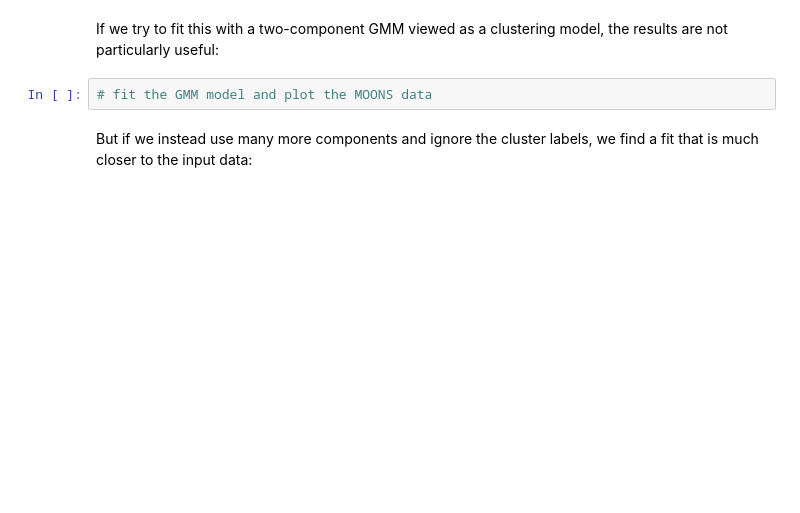
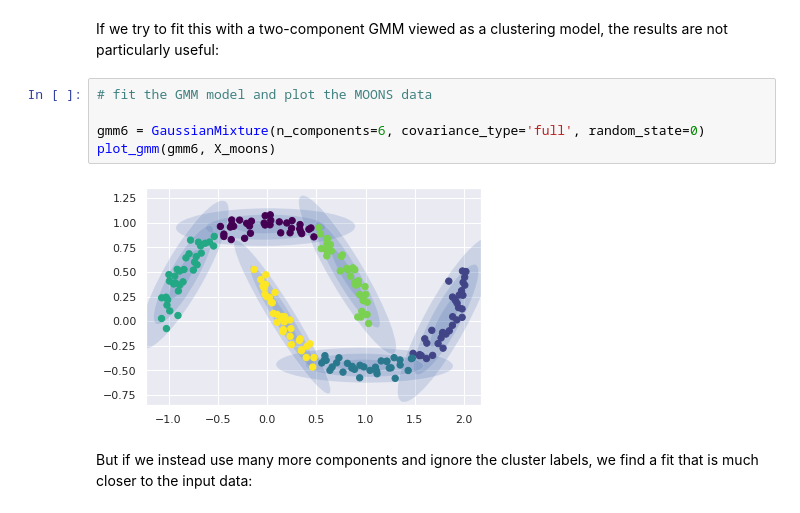
Before and after one commit to soundaranirv/Jupyter_Content, a Jupyter notebook: 13_4_Gaussian-Mixtures.ipynb, the cells around one changed output. Cells and saved outputs as stored; diff of their text form; blank space fills up the shorter version.

```diff
--- a/13_4_Gaussian-Mixtures.ipynb
+++ b/13_4_Gaussian-Mixtures.ipynb
@@ -219,6 +224,11 @@ from sklearn.datasets import make_moons
 If we try to fit this with a two-component GMM viewed as a clustering model, the results are not particularly useful:
 # %%
 # fit the GMM model and plot the MOONS data
+
+gmm6 = GaussianMixture(n_components=6, covariance_type='full', random_state=0)
+plot_gmm(gmm6, X_moons)
+# %% [output]
+[figure, added]
 # %% [markdown]
 But if we instead use many more components and ignore the cluster labels, we find a fit that is much closer to the input data:
 # %%
```
Also changed, not shown: parts of 14 cells of this notebook, 4 other files.
